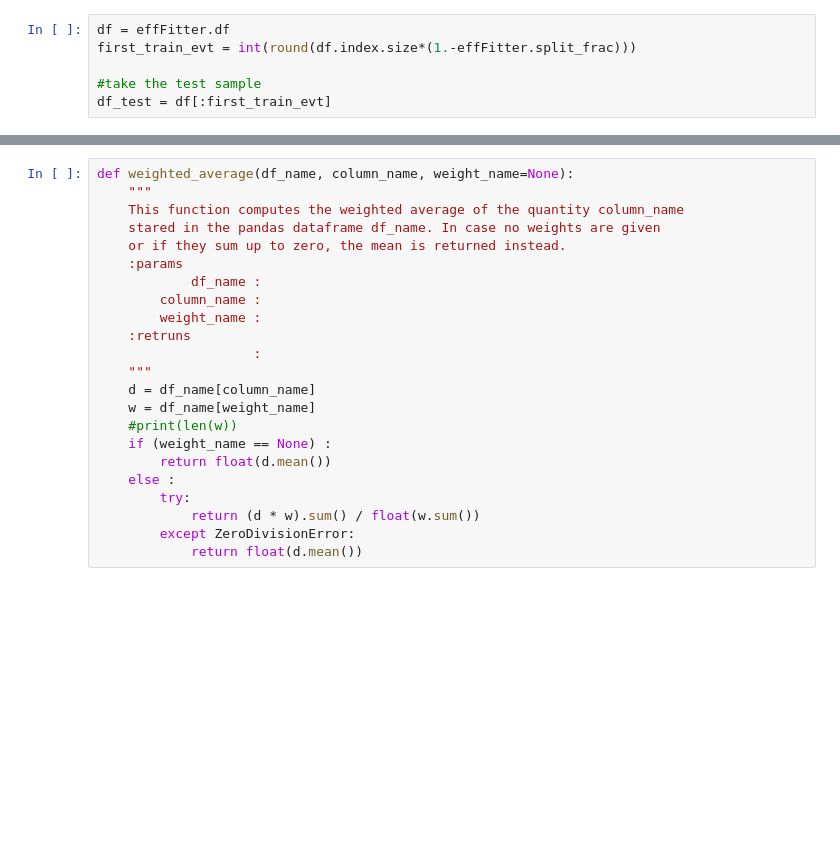
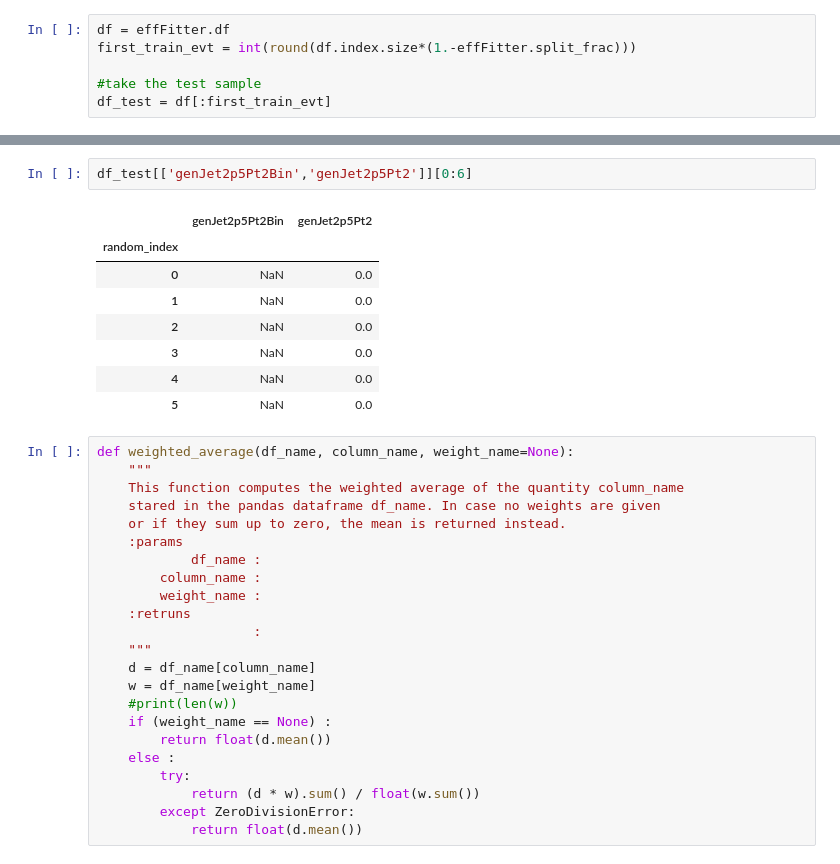
Before and after one commit to jandrejk/higgs_model_dep, a Jupyter notebook: ProjectionPlotsNjets2p5_usingTestSample.ipynb, the cells around one changed output, grey strips where cells are left out. Saved outputs shown, nothing was run; the diff lists cells and outputs as text; blank space fills up the shorter version.

```diff
--- a/ProjectionPlotsNjets2p5_usingTestSample.ipynb
+++ b/ProjectionPlotsNjets2p5_usingTestSample.ipynb
@@ -89,3 +116,14 @@ df_test = df[:first_train_evt]
+# %%
+df_test[['genJet2p5Pt2Bin','genJet2p5Pt2']][0:6]
+# %% [output]
+|  | genJet2p5Pt2Bin | genJet2p5Pt2 |
+| random_index |  |  |
+| 0 | NaN | 0.0 |
+| 1 | NaN | 0.0 |
+| 2 | NaN | 0.0 |
+| 3 | NaN | 0.0 |
+| 4 | NaN | 0.0 |
+| 5 | NaN | 0.0 |
 # %%
 def weighted_average(df_name, column_name, weight_name=None):
     """
```
Also changed, not shown: parts of 12 cells of this notebook, 12 other files.
